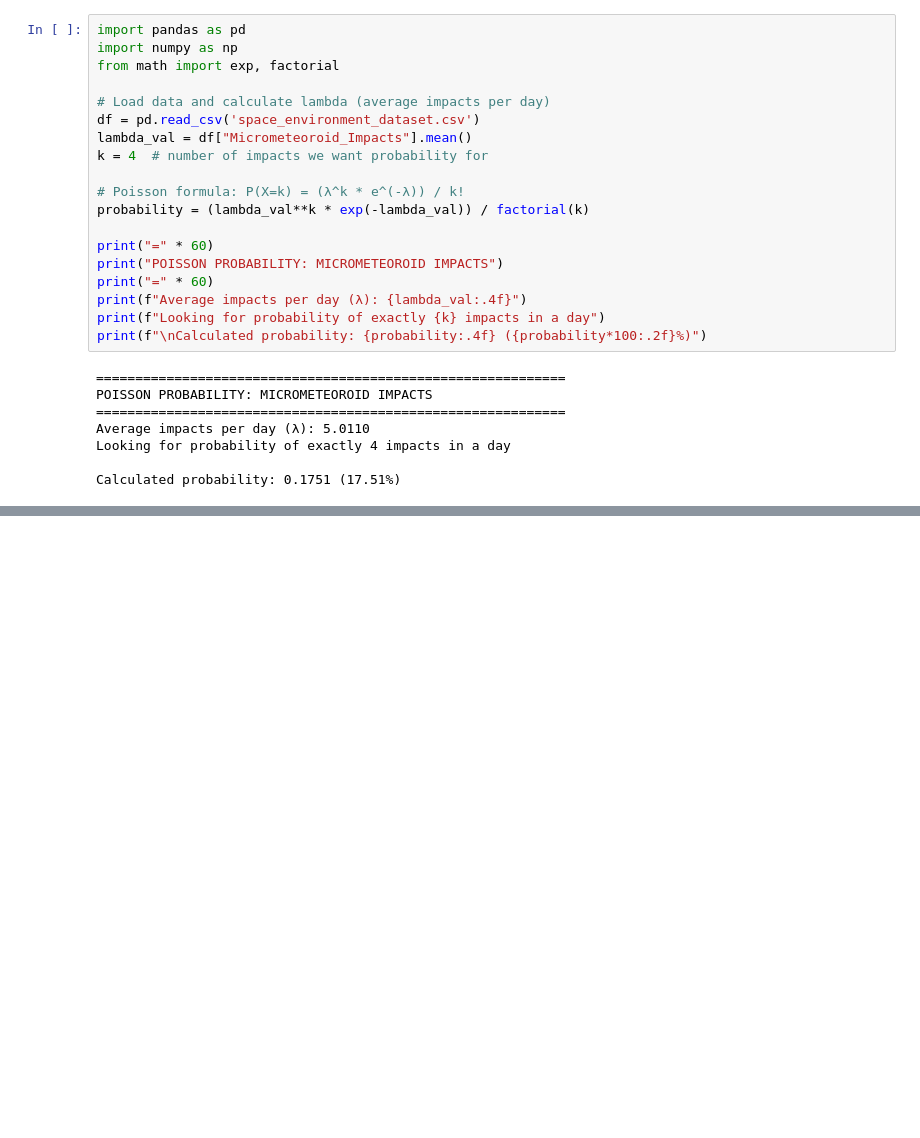
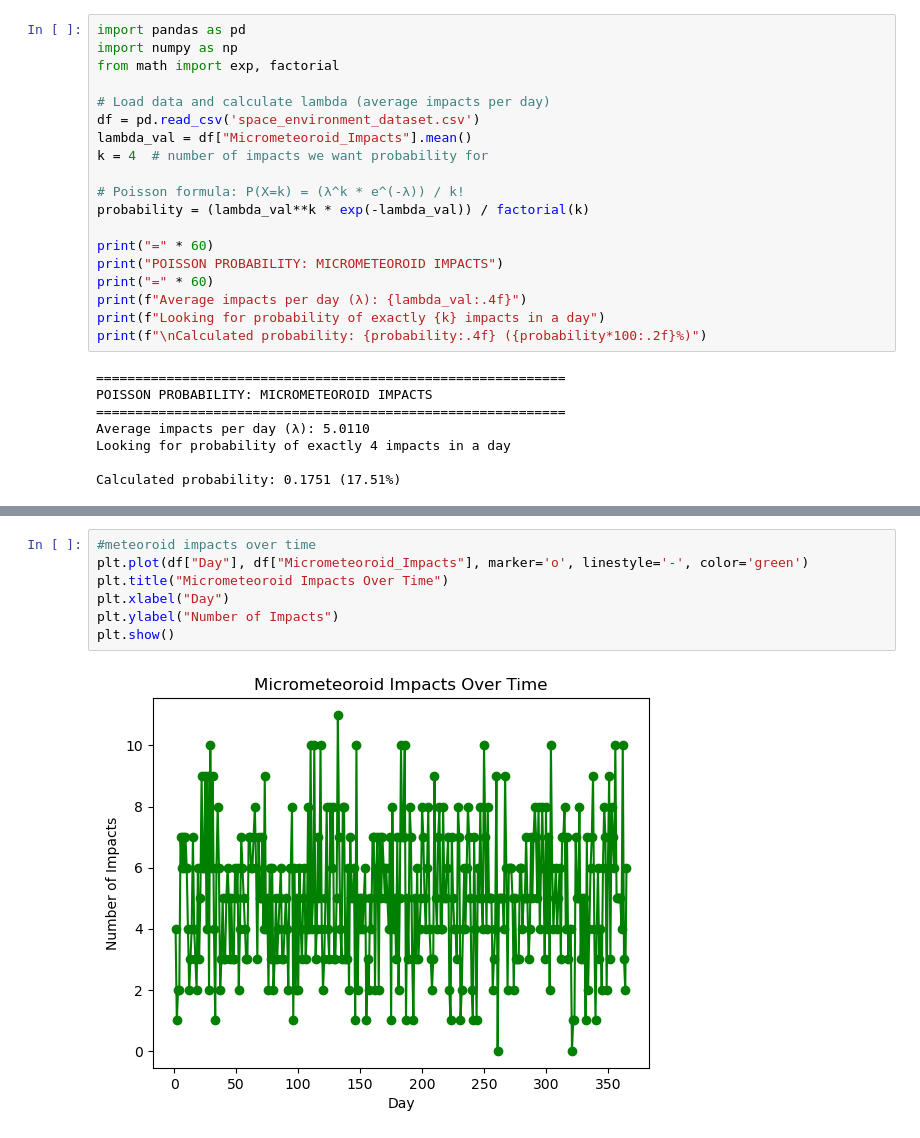
Before and after one commit to Tobibal21/space-weather-analysis, a Jupyter notebook: Space_Weather_Analysis.ipynb, the cells around one changed output, grey strips where cells are left out. Cells and saved outputs as stored; diff of their text form; blank space fills up the shorter version.

```diff
--- a/Space_Weather_Analysis.ipynb
+++ b/Space_Weather_Analysis.ipynb
@@ -185,0 +234,9 @@ Calculated probability: 0.1751 (17.51%)
+# %%
+#meteoroid impacts over time
+plt.plot(df["Day"], df["Micrometeoroid_Impacts"], marker='o', linestyle='-', color='green')
+plt.title("Micrometeoroid Impacts Over Time")
+plt.xlabel("Day")
+plt.ylabel("Number of Impacts")
+plt.show()
+# %% [output]
+[figure, added]
```
Also changed, not shown: parts of 11 cells of this notebook.
